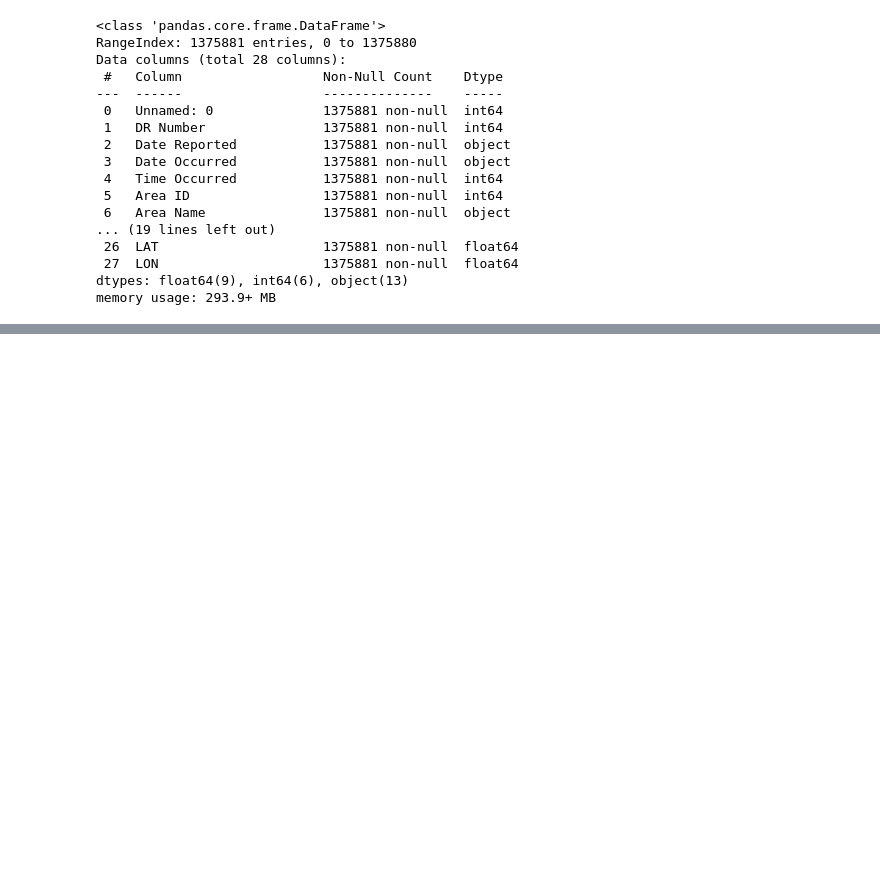
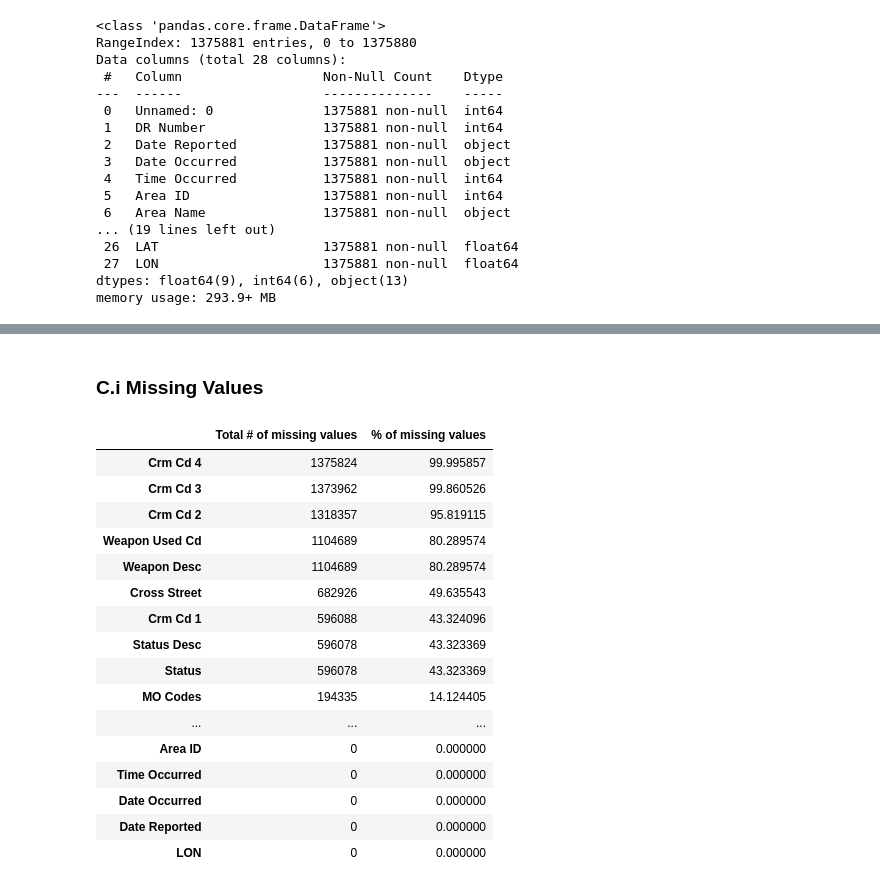
Before and after one commit to OCD0505/Springboard-Capstone-Project-Two, a Jupyter notebook: notebooks/1.0-faa-data-wrangling-initial-exploration-cleaning .ipynb, the cells around one changed output, grey strips where cells are left out. Cells and saved outputs as stored; diff of their text form; code cells hidden in the pictures; blank space fills up the shorter version.

```diff
--- a/notebooks/1.0-faa-data-wrangling-initial-exploration-cleaning .ipynb
+++ b/notebooks/1.0-faa-data-wrangling-initial-exploration-cleaning .ipynb
@@ -80,0 +96,34 @@ crimeData.head()
+# %% [markdown]
+### C.i Missing Values <a id='C.i'></a>
+# %%
+# The number of missing values per column
+
+crimeData.isna().sum()
+crimeDataMissing = pd.DataFrame(crimeData.isna().sum())
+crimeDataMissing.columns = ['Total # of missing values']
+# %%
+# The percentage of missing values per column, sorted from highest to lowest
+
+crimeDataMissing['% of missing values'] = crimeData.isna().sum().sort_values(ascending = False)/len(crimeData.index)*100
+# %%
+# Number of missing values and percentages by column, sorted from highest to lowest
+
+crimeDataMissing.sort_values(by = "Total # of missing values", ascending = False)
+# %% [output]
+|  | Total # of missing values | % of missing values |
+| Crm Cd 4 | 1375824 | 99.995857 |
+| Crm Cd 3 | 1373962 | 99.860526 |
+| Crm Cd 2 | 1318357 | 95.819115 |
+| Weapon Used Cd | 1104689 | 80.289574 |
+| Weapon Desc | 1104689 | 80.289574 |
+| Cross Street | 682926 | 49.635543 |
+| Crm Cd 1 | 596088 | 43.324096 |
+| Status Desc | 596078 | 43.323369 |
+| Status | 596078 | 43.323369 |
+| MO Codes | 194335 | 14.124405 |
+| ... | ... | ... |
+| Area ID | 0 | 0.000000 |
+| Time Occurred | 0 | 0.000000 |
+| Date Occurred | 0 | 0.000000 |
+| Date Reported | 0 | 0.000000 |
+| LON | 0 | 0.000000 |
```
Also changed, not shown: parts of 22 cells of this notebook.
